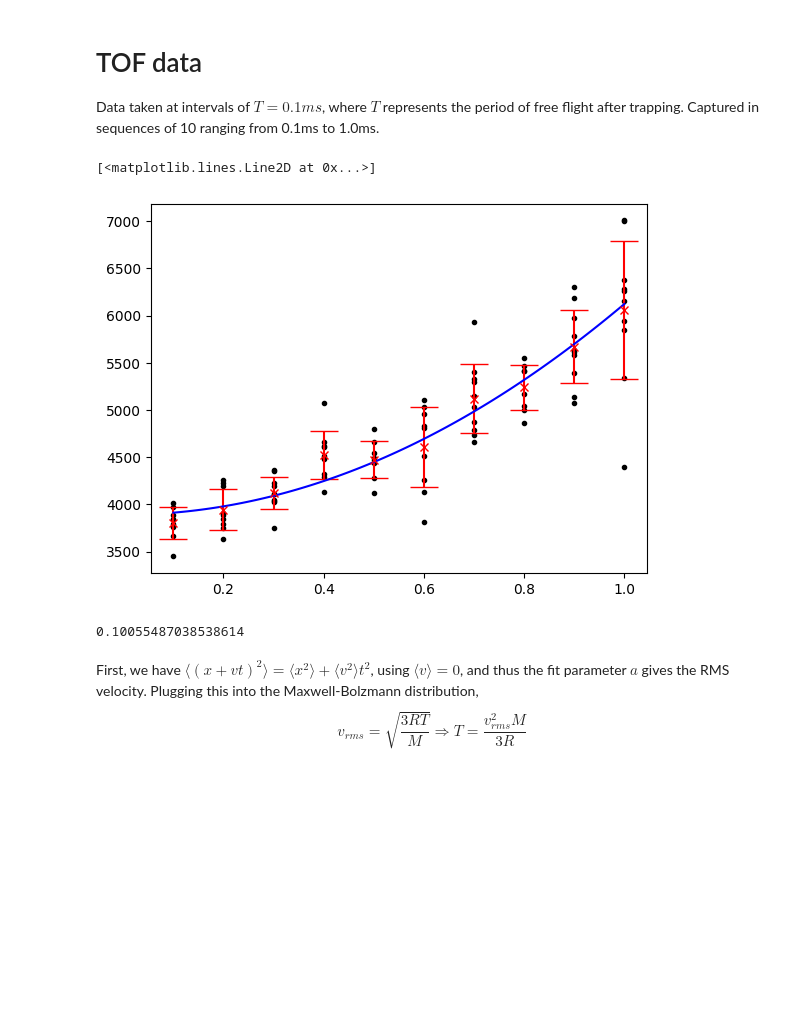
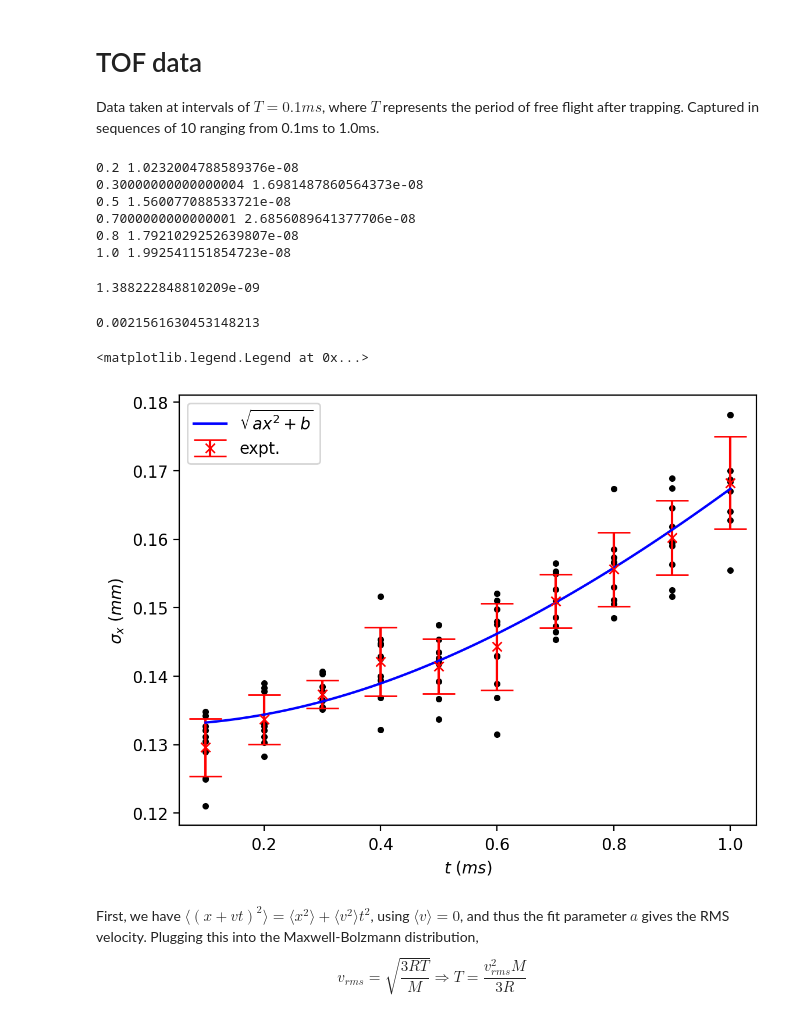
Before and after one commit to benmcdonough20/MOTsArentForKids, a Jupyter notebook: TOF/TOF.ipynb, the cells around one changed output. Saved outputs shown, nothing was run; the diff lists cells and outputs as text; code cells hidden in the pictures; blank space fills up the shorter version.

```diff
--- a/TOF/TOF.ipynb
+++ b/TOF/TOF.ipynb
@@ -19,20 +19,51 @@ d = datarun.Experiment(
 )
 # %%
 sigma_times = d.structure_data(lambda d : d.popt_x[2]**2)
+
+removed_count = 0
+for key in sigma_times:
+    sigma = np.std(sigma_times[key])
+    mean = np.mean(sigma_times[key])
+    for val in sigma_times[key]:
+        if np.abs(val-mean) > 2*sigma:
+            sigma_times[key].remove(val)
+            print(key, val)
+
 means = [np.mean(arr) for arr in sigma_times.values()]
 errs = [np.std(arr) for arr in sigma_times.values()]
 time_list = np.array(list(sigma_times.keys()))
+# %% [output]
+0.2 1.0232004788589376e-08
+0.30000000000000004 1.6981487860564373e-08
+0.5 1.560077088533721e-08
+0.7000000000000001 2.6856089641377706e-08
+0.8 1.7921029252639807e-08
+1.0 1.992541151854723e-08
 # %%
 popt, pcov = curve_fit(lambda x,a,b:a*x**2+b, d.vlist, means, sigma=errs)
+# %%
+np.mean(errs)
+# %% [output]
+1.388222848810209e-09
+# %%
+np.mean(errs)/(2*np.sqrt(popt[0])*np.sqrt(10))*1e3
+# %% [output]
+0.0021561630453148213
 # %%
-plt.errorbar(list(sigma_times.keys()),means, yerr = errs, linestyle = "None", c = 'r', capsize=10, marker = "x")
+scale = 1e3
+plt.errorbar(list(sigma_times.keys()), scale*np.sqrt(np.array(means)), yerr = scale*np.array(errs)/(2*np.sqrt(np.array(means))), linestyle = "None", c = 'r', capsize=10, marker = "x", label = "expt.")
 for time, arr in sigma_times.items():
     for val in arr:
-        plt.scatter(time, val, c="k", marker = ".")
+        plt.scatter(time, scale*np.sqrt(val), c="k", marker = ".")
 
 xaxis = np.linspace(min(d.vlist), max(d.vlist), 100)
-plt.plot(xaxis, popt[0]*xaxis**2+popt[1], c="b")
+plt.plot(xaxis, scale*np.sqrt((popt[0]*xaxis**2+popt[1])), c="b", label = r"$\sqrt{ax^2+b}$")
+
+plt.xlabel(r"$t \ (ms)$")
+plt.ylabel(r"$\sigma_x \ (mm)$")
+plt.gcf().set_dpi(200)
+plt.legend()
 # %% [output]
-[<matplotlib.lines.Line2D at 0x...>]
+<matplotlib.legend.Legend at 0x...>
-[figure, old version]
+[figure, new version]
 # %%
@@ -40,7 +72,3 @@ v_rms = np.sqrt(popt[0])*dist*1e3
-# %%
-v_rms
-# %% [output]
-0.10055487038538614
 # %% [markdown]
 First, we have $\langle (x+vt)^2 \rangle = \langle x^2 \rangle + \langle v^2\rangle t^2$, using $\langle v \rangle = 0$, and thus the fit parameter $a$ gives the RMS velocity. Plugging this into the Maxwell-Bolzmann distribution,
 $$
```
Also changed, not shown: parts of 10 cells of this notebook, 6 other files.
